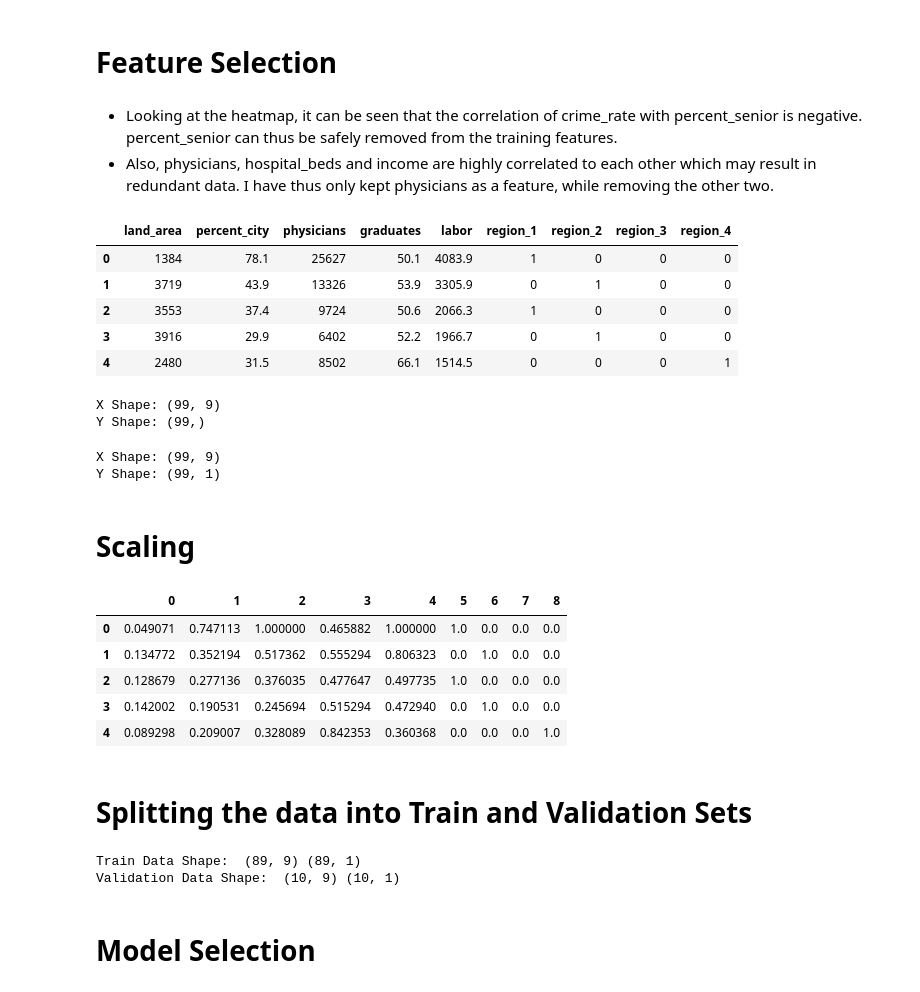
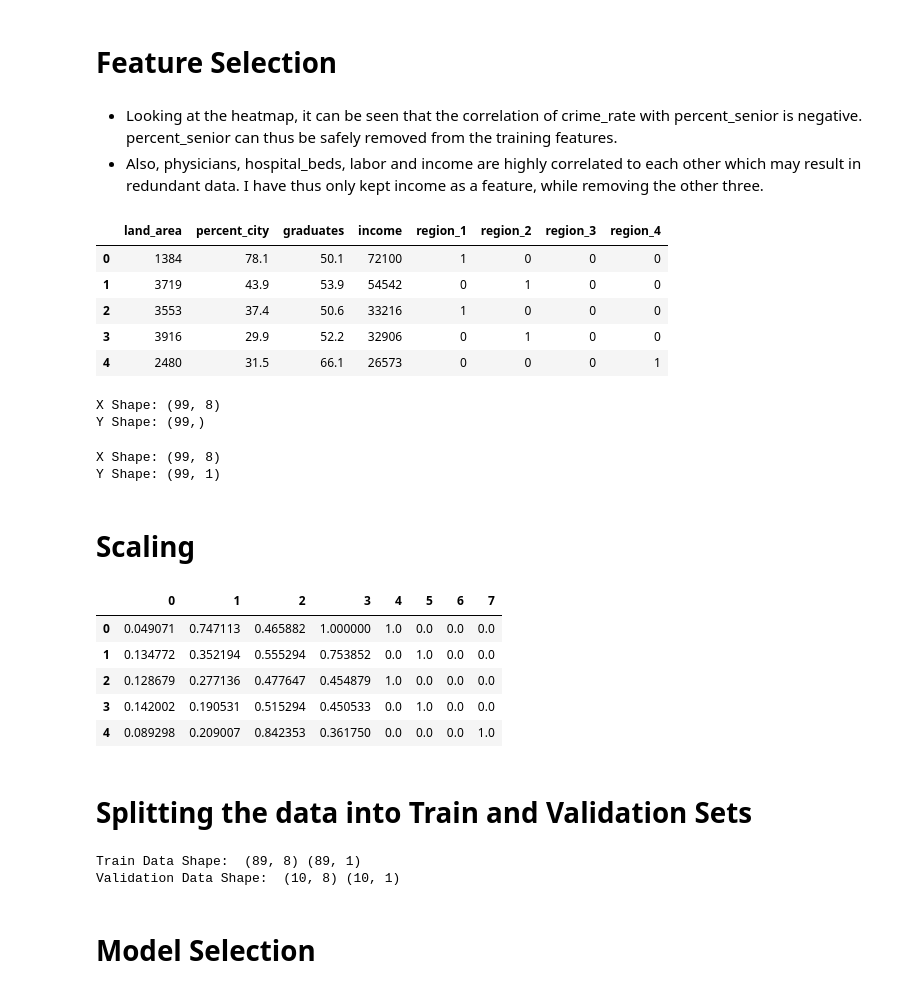
Before and after one commit to Gunnika/Crime-Rate-Prediction, a Jupyter notebook: Crime Rate Prediction.ipynb, the cells around one changed output. Saved outputs shown, nothing was run; the diff lists cells and outputs as text; code cells hidden in the pictures.

```diff
--- a/Crime Rate Prediction.ipynb
+++ b/Crime Rate Prediction.ipynb
@@ -88,24 +88,24 @@ data[:5]
 # Feature Selection
 # %% [markdown]
 - Looking at the heatmap, it can be seen that the correlation of crime_rate with percent_senior is negative. percent_senior can thus be safely removed from the training features.
-- Also, physicians, hospital_beds and income are highly correlated to each other which may result in redundant data. I have thus only kept physicians as a feature, while removing the other two.
+- Also, physicians, hospital_beds, labor and income are highly correlated to each other which may result in redundant data. I have thus only kept income as a feature, while removing the other three.
 # %%
-x_df = data.drop(['crime_rate', 'percent_senior', 'hospital_beds', 'income'],1)   #Feature Matrix
+x_df = data.drop(['crime_rate', 'percent_senior', 'hospital_beds', 'physicians', 'labor'],1)   #Feature Matrix
 y_df = data["crime_rate"]/100
 # %%
 x_df[:5]
 # %% [output]
-|  | land_area | percent_city | physicians | graduates | labor | region_1 | region_2 | region_3 | region_4 |
-| 0 | 1384 | 78.1 | 25627 | 50.1 | 4083.9 | 1 | 0 | 0 | 0 |
-| 1 | 3719 | 43.9 | 13326 | 53.9 | 3305.9 | 0 | 1 | 0 | 0 |
-| 2 | 3553 | 37.4 | 9724 | 50.6 | 2066.3 | 1 | 0 | 0 | 0 |
-| 3 | 3916 | 29.9 | 6402 | 52.2 | 1966.7 | 0 | 1 | 0 | 0 |
-| 4 | 2480 | 31.5 | 8502 | 66.1 | 1514.5 | 0 | 0 | 0 | 1 |
+|  | land_area | percent_city | graduates | income | region_1 | region_2 | region_3 | region_4 |
+| 0 | 1384 | 78.1 | 50.1 | 72100 | 1 | 0 | 0 | 0 |
+| 1 | 3719 | 43.9 | 53.9 | 54542 | 0 | 1 | 0 | 0 |
+| 2 | 3553 | 37.4 | 50.6 | 33216 | 1 | 0 | 0 | 0 |
+| 3 | 3916 | 29.9 | 52.2 | 32906 | 0 | 1 | 0 | 0 |
+| 4 | 2480 | 31.5 | 66.1 | 26573 | 0 | 0 | 0 | 1 |
 # %%
 print("X Shape: {}".format(x_df.shape))
 print("Y Shape: {}".format(y_df.shape))
 # %% [output]
-X Shape: (99, 9)
+X Shape: (99, 8)
 Y Shape: (99,)
 # %%
 # x_train2 = x_train.values.reshape((-1,1))
@@ -114,24 +114,23 @@ y_df = y_df.values.reshape((-1,1))
 print("X Shape: {}".format(x_df.shape))
 print("Y Shape: {}".format(y_df.shape))
 # %% [output]
-X Shape: (99, 9)
+X Shape: (99, 8)
 Y Shape: (99, 1)
 # %% [markdown]
 # Scaling
 # %%
 scaler = MinMaxScaler()
 features = pd.DataFrame(scaler.fit_transform(x_df))
-targets = pd.DataFrame(scaler.fit_transform(y_df))
-x_df = pd.DataFrame(x_df)
+targets = pd.DataFrame(y_df)
 
 features[:5]
 # %% [output]
-|  | 0 | 1 | 2 | 3 | 4 | 5 | 6 | 7 | 8 |
-| 0 | 0.049071 | 0.747113 | 1.000000 | 0.465882 | 1.000000 | 1.0 | 0.0 | 0.0 | 0.0 |
-| 1 | 0.134772 | 0.352194 | 0.517362 | 0.555294 | 0.806323 | 0.0 | 1.0 | 0.0 | 0.0 |
-| 2 | 0.128679 | 0.277136 | 0.376035 | 0.477647 | 0.497735 | 1.0 | 0.0 | 0.0 | 0.0 |
-| 3 | 0.142002 | 0.190531 | 0.245694 | 0.515294 | 0.472940 | 0.0 | 1.0 | 0.0 | 0.0 |
-| 4 | 0.089298 | 0.209007 | 0.328089 | 0.842353 | 0.360368 | 0.0 | 0.0 | 0.0 | 1.0 |
+|  | 0 | 1 | 2 | 3 | 4 | 5 | 6 | 7 |
+| 0 | 0.049071 | 0.747113 | 0.465882 | 1.000000 | 1.0 | 0.0 | 0.0 | 0.0 |
+| 1 | 0.134772 | 0.352194 | 0.555294 | 0.753852 | 0.0 | 1.0 | 0.0 | 0.0 |
+| 2 | 0.128679 | 0.277136 | 0.477647 | 0.454879 | 1.0 | 0.0 | 0.0 | 0.0 |
+| 3 | 0.142002 | 0.190531 | 0.515294 | 0.450533 | 0.0 | 1.0 | 0.0 | 0.0 |
+| 4 | 0.089298 | 0.209007 | 0.842353 | 0.361750 | 0.0 | 0.0 | 0.0 | 1.0 |
 # %% [markdown]
 # Splitting the data into Train and Validation Sets
 # %%
@@ -139,8 +138,8 @@ X_train, X_valid, y_train, y_valid = train_test_split(features, targets, test_si
 print("Train Data Shape: ", X_train.shape, y_train.shape)
 print("Validation Data Shape: ",X_valid.shape, y_valid.shape)
 # %% [output]
-Train Data Shape:  (89, 9) (89, 1)
-Validation Data Shape:  (10, 9) (10, 1)
+Train Data Shape:  (89, 8) (89, 1)
+Validation Data Shape:  (10, 8) (10, 1)
 # %% [markdown]
 # Model Selection
 # %% [markdown]
```
Also changed, not shown: parts of 8 cells of this notebook.
